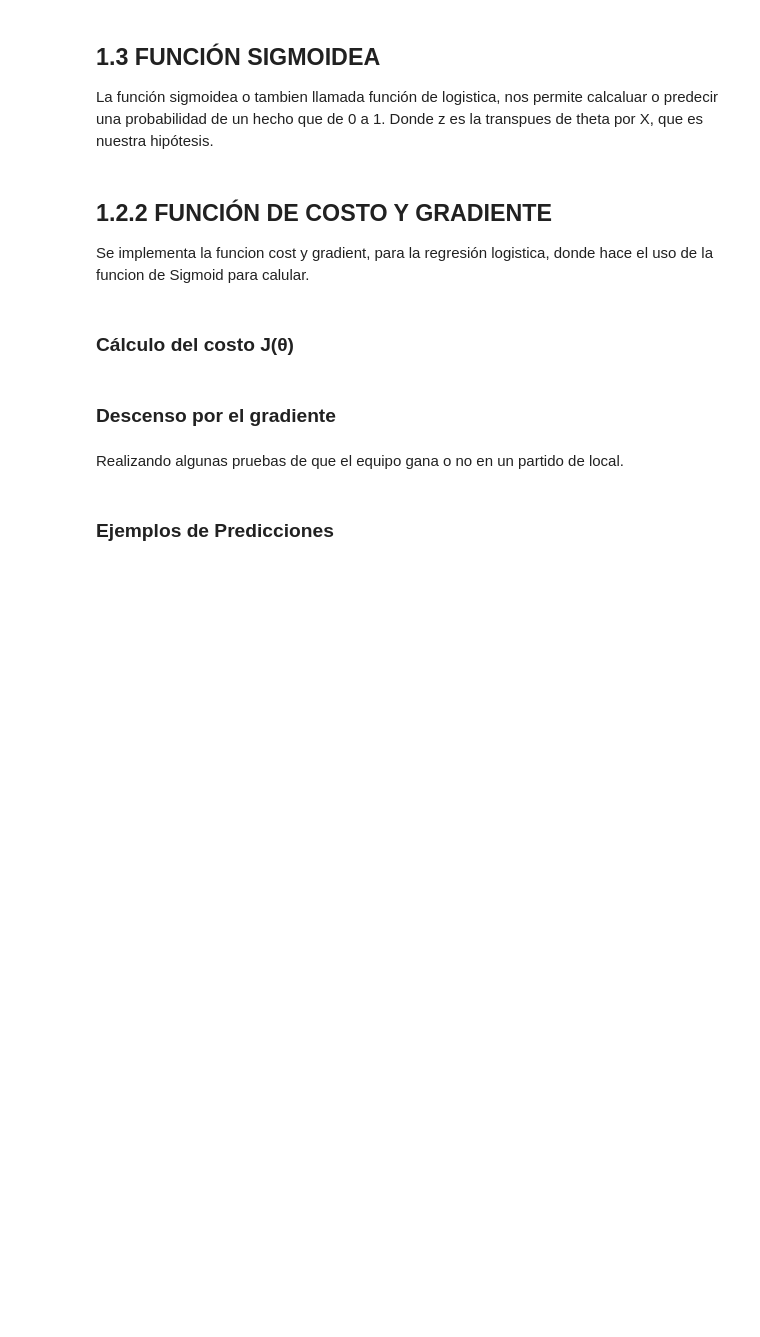
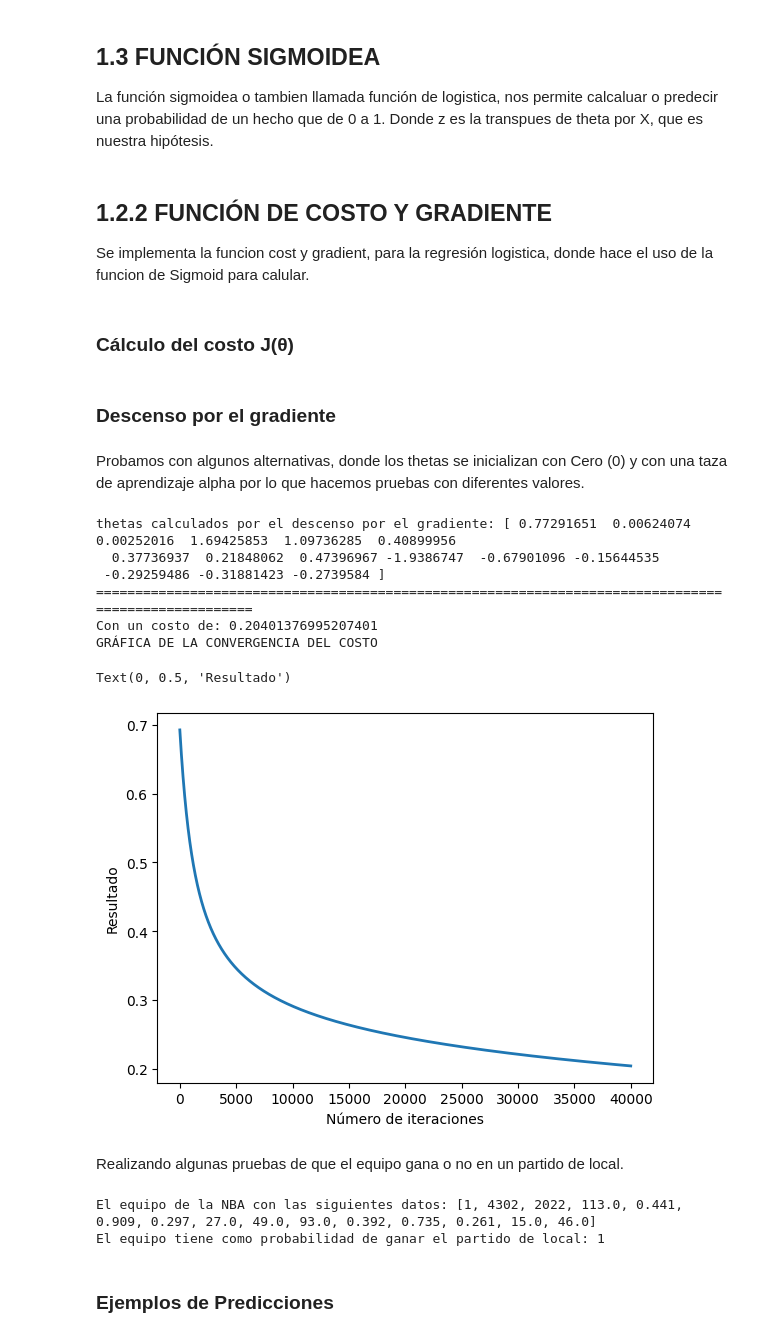
Before and after one commit to Gonzales-Franz-Reinaldo/SIS420-AI, a Jupyter notebook: Laboratorios/LAB-04/3.Regularizacion_regresion_logistica.ipynb, the cells around one changed output. Saved outputs shown, nothing was run; the diff lists cells and outputs as text; code cells hidden in the pictures; blank space fills up the shorter version.

```diff
--- a/Laboratorios/LAB-04/3.Regularizacion_regresion_logistica.ipynb
+++ b/Laboratorios/LAB-04/3.Regularizacion_regresion_logistica.ipynb
@@ -868,51 +927,73 @@ def calcularCosto(theta, X, y):
 ### Descenso por el gradiente
 # %%
 # Defenimos la funcion del Descenso por el gradiente
-def descensoGradiente(theta, X, y, alpha, num_iters):
-  m = y.shape[0]
+def descensoGradienteReg(theta, X, y, alpha, num_iters, lambda_reg):
+    m = y.shape[0]
 
-  # realizar una copia de theta, el cual será actualizada por el descenso por el gradiente
-  theta = theta.copy()
-  J_history = []
+    # realizar una copia de theta, el cual será actualizada por el descenso por el gradiente
+    theta = theta.copy()
+    J_history = []
 
-  for i in range(num_iters):
-    h = sigmoid(X.dot(theta.T))
-    theta = theta - (alpha / m) * (h - y).dot(X)
+    for i in range(num_iters):
+        h = sigmoid(X.dot(theta.T))
 
-    J_history.append(calcularCosto(theta, X, y))
-  return theta, J_history
+        # Actualizar theta_0 (término de sesgo)
+        theta[0] = theta[0] - (alpha / m) * np.sum((h - y) * X[:, 0])
+
+        # Actualizar theta_j (j = 1, 2, ..., n)
+        for j in range(1, X.shape[1]):
+            theta[j] = theta[j] - alpha * ((1 / m) * np.sum((h - y) * X[:, j]) + (lambda_reg / m) * theta[j])
+
+        J_history.append(calcularCostoReg(theta, X, y, lambda_reg))
+
+    return theta, J_history
+# %% [markdown]
+Probamos con algunos alternativas, donde los thetas se inicializan con Cero (0) y con una taza de aprendizaje alpha por lo que hacemos pruebas con diferentes valores.
 # %%
 # Elegir algun valor para alpha (probar varias alternativas)
-alpha = 0.001
-num_iters = 30000
+alpha_reg = 0.001
+num_iters = 40000
+lambda_reg = 0.01
 
-# Inicializa theta y ejecuta el descenso por el gradiente
-theta = np.zeros(15)
-theta, J_history = descensoGradiente(theta, X_ready, y_train, alpha, num_iters)
+# Inicializa theta_reg y ejecuta el descenso por el gradiente
+theta_reg = np.zeros(15)
+theta_reg, J_history_reg = descensoGradienteReg(theta_reg, X_ready_reg, y_train_reg, alpha_reg, num_iters, lambda_reg)
 
 # Muestra los resultados del descenso del gradiente
-print('thetas calculados por el descenso por el gradiente: {:s}'.format(str(theta)))
+print('thetas calculados por el descenso por el gradiente: {:s}'.format(str(theta_reg)))
 print('=' * 100)
 #mostramos el ultimo costo, este seria el mejor costo
-print(f"Con un costo de: { J_history[-1]} ")
+print(f"Con un costo de: { J_history_reg[-1]} ")
 
 
 
 print("GRÁFICA DE LA CONVERGENCIA DEL COSTO")
 # Grafica de la convergencia del resultado de los partidos
-plt.plot(np.arange(len(J_history)), J_history, lw=2)
+plt.plot(np.arange(len(J_history_reg)), J_history_reg, lw=2)
 plt.xlabel('Número de iteraciones')
 plt.ylabel('Resultado')
+# %% [output]
+thetas calculados por el descenso por el gradiente: [ 0.77291651  0.00624074  0.00252016  1.69425853  1.09736285  0.40899956
+  0.37736937  0.21848062  0.47396967 -1.9386747  -0.67901096 -0.15644535
+ -0.29259486 -0.31881423 -0.2739584 ]
+====================================================================================================
+Con un costo de: 0.20401376995207401
+GRÁFICA DE LA CONVERGENCIA DEL COSTO
+Text(0, 0.5, 'Resultado')
+[figure, added]
 # %% [markdown]
 Realizando algunas pruebas de que el equipo gana o no en un partido de local.
 # %%
 # Realizando algunas pruebas de que el equipo gana o no en un partido de local
 
-X_array = [1, 4302,	2022,	113.0,	0.441,	0.909,	0.297,	27.0,	49.0,	93.0,	0.392,	0.735,	0.261,	15.0,	46.0]
-resuldato = sigmoid(np.dot(X_array, theta))   # Se debe cambiar esto
+X_array_reg = [1, 4302,	2022,	113.0,	0.441,	0.909,	0.297,	27.0,	49.0,	93.0,	0.392,	0.735,	0.261,	15.0,	46.0]
+resuldato = sigmoid(np.dot(X_array_reg, theta_reg))   # Se debe cambiar esto
 
-print(f"El equipo de la NBA con las siguientes datos: {X_array}")
+print(f"El equipo de la NBA con las siguientes datos: {X_array_reg}")
 print('El equipo tiene como probabilidad de ganar el partido de local: {:.0f}'.format(resuldato))
+# %% [output]
+El equipo de la NBA con las siguientes datos: [1, 4302, 2022, 113.0, 0.441, 0.909, 0.297, 27.0, 49.0, 93.0, 0.392, 0.735, 0.261, 15.0, 46.0]
+El equipo tiene como probabilidad de ganar el partido de local: 1
 # %% [markdown]
 ### Ejemplos de Predicciones
 # %%
```
Also changed, not shown: parts of 14 cells of this notebook, 4 other files.
